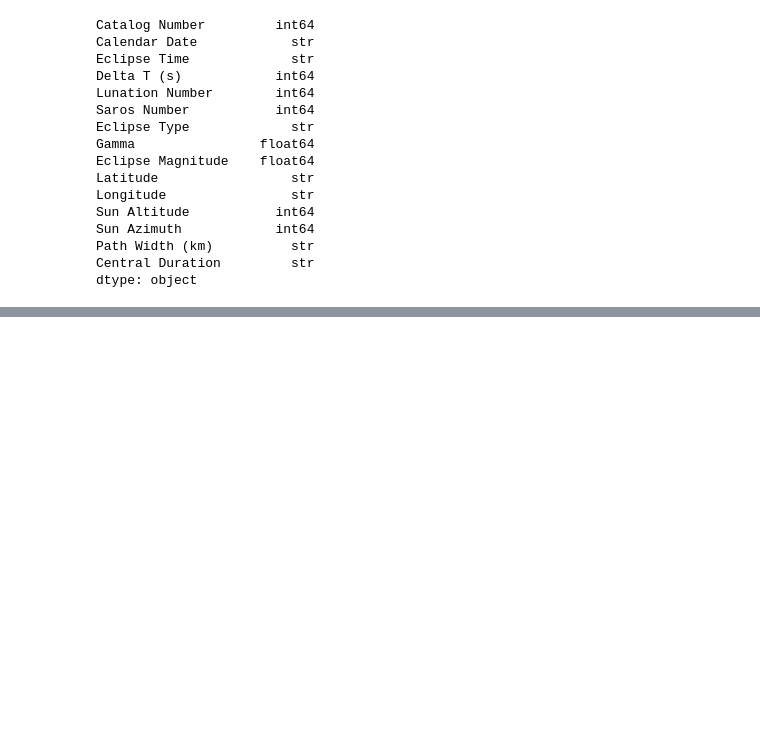
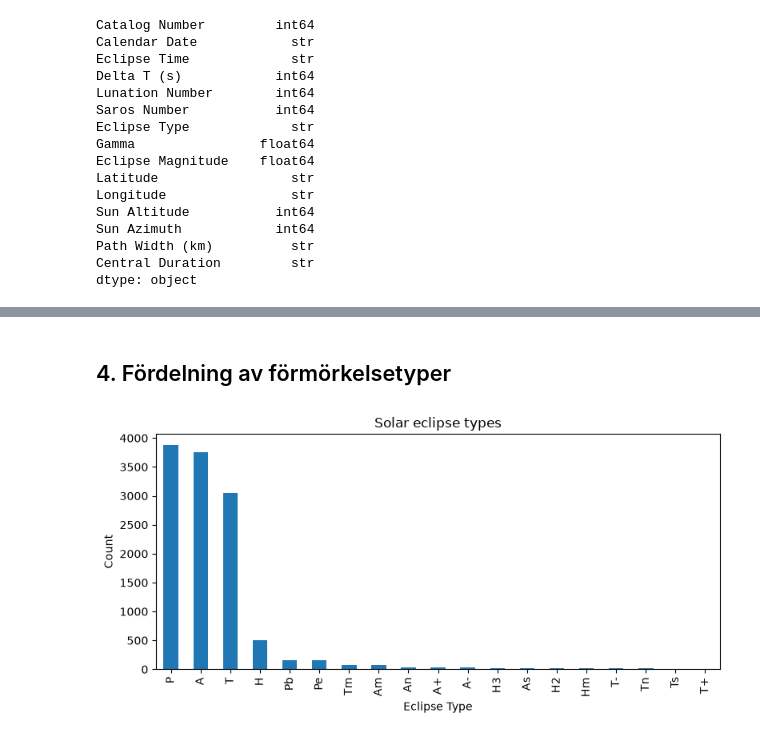
Before and after one commit to Abdulrahmanfahmi/eClipseBord, a Jupyter notebook: EDA/eda.ipynb, the cells around one changed output, grey strips where cells are left out. Saved outputs shown, nothing was run; the diff lists cells and outputs as text; code cells hidden in the pictures; blank space fills up the shorter version.

```diff
--- a/EDA/eda.ipynb
+++ b/EDA/eda.ipynb
@@ -47,0 +77,10 @@ dtype: object
+# %% [markdown]
+## 4. Fördelning av förmörkelsetyper
+# %%
+counts = solar["Eclipse Type"].value_counts()
+counts.plot(kind="bar", figsize=(8, 4), title="Solar eclipse types")
+plt.ylabel("Count")
+plt.tight_layout()
+plt.show()
+# %% [output]
+[figure, added]
```
Also changed, not shown: parts of 6 cells of this notebook.
